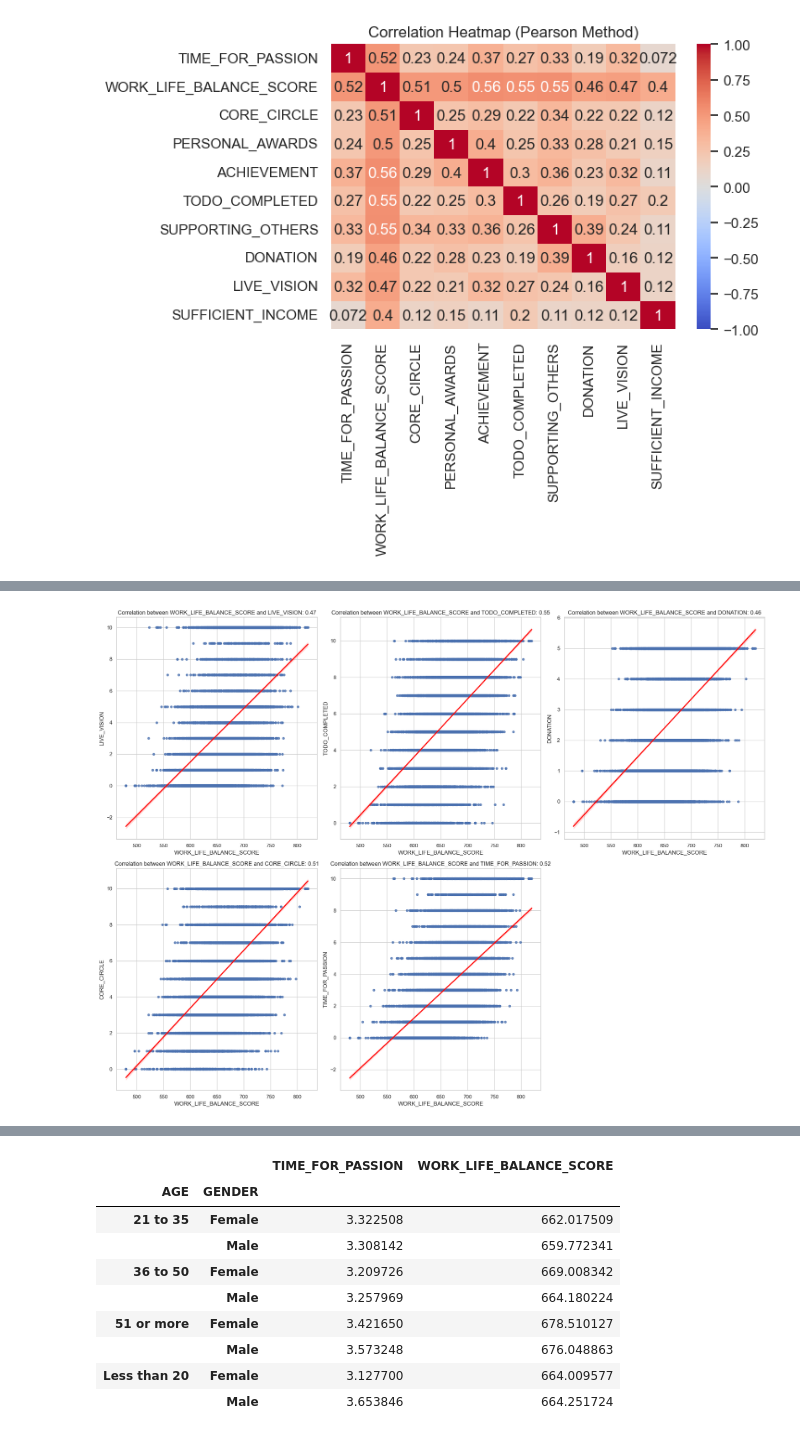
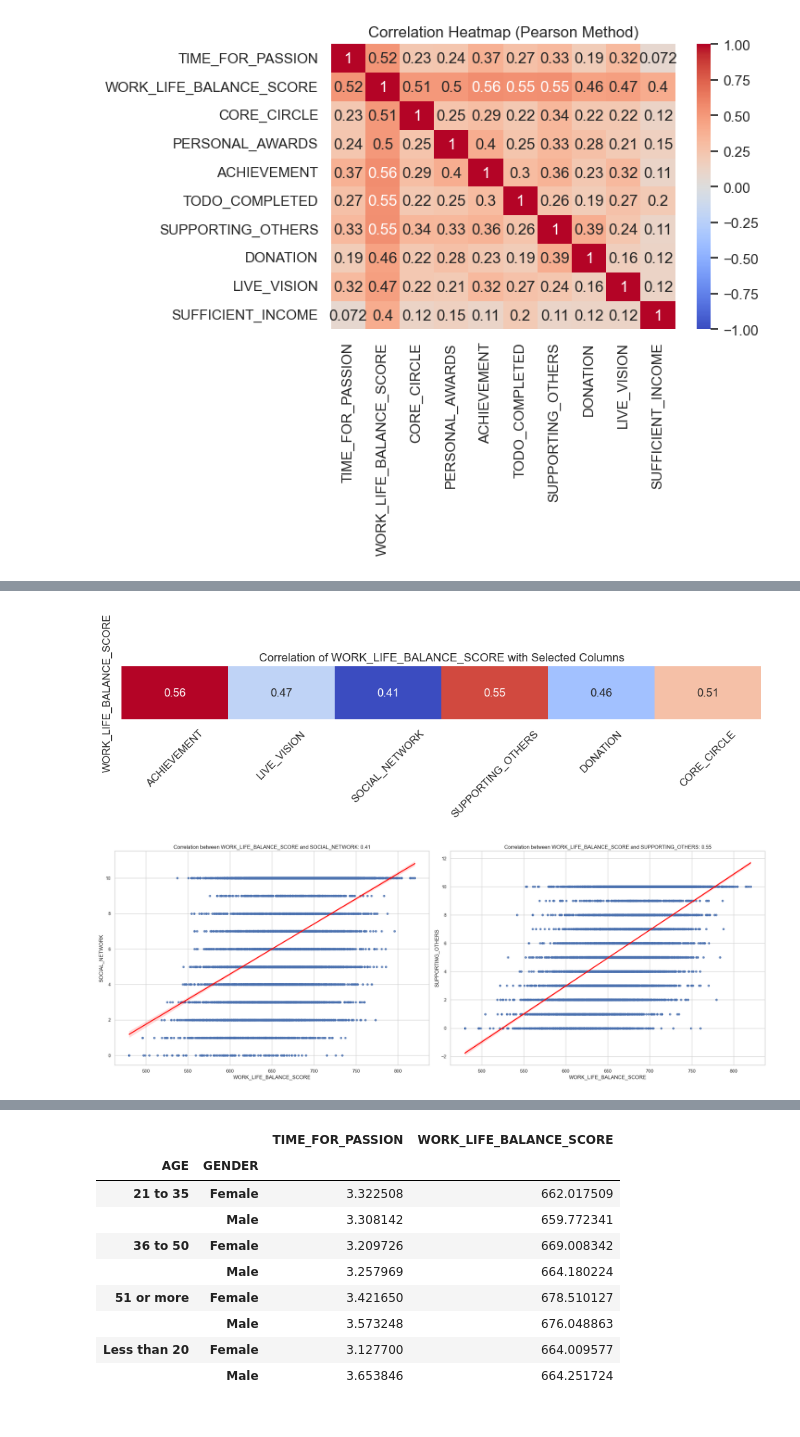
Before and after one commit to ariel7525/Wellbeing_and_lifestyle_data_Kaggle, a Jupyter notebook: my_project.ipynb, the cells around one changed output, grey strips where cells are left out. Saved outputs shown, nothing was run; the diff lists cells and outputs as text; code cells hidden in the pictures.

```diff
--- a/my_project.ipynb
+++ b/my_project.ipynb
@@ -243,17 +201,0 @@ plt.show()
-# %%
-
-columns_to_correlate = ['LIVE_VISION', 'TODO_COMPLETED', 'DONATION', 'CORE_CIRCLE', 'TIME_FOR_PASSION']
-fig, axes = plt.subplots(2, 3, figsize=(20, 15))
-axes = axes.flatten()
-for i, col in enumerate(columns_to_correlate):
-    correlation = life_df[['WORK_LIFE_BALANCE_SCORE', col]].corr().iloc[0, 1]
-    sns.regplot(x='WORK_LIFE_BALANCE_SCORE', y=col, data=life_df, scatter_kws={'s':20}, line_kws={'color':'red'}, ax=axes[i])
-    axes[i].set_title(f'Correlation between WORK_LIFE_BALANCE_SCORE and {col}: {correlation:.2f}')
-    axes[i].set_xlabel('WORK_LIFE_BALANCE_SCORE')
-    axes[i].set_ylabel(col)
-if len(columns_to_correlate) < len(axes):
-    fig.delaxes(axes[-1])
-plt.tight_layout()
-plt.show()
-# %% [output]
-[figure, removed]
@@ -259,0 +204,12 @@ plt.show()
+# %%
+
+columns_to_correlate = ['ACHIEVEMENT', 'LIVE_VISION', 'SOCIAL_NETWORK', 'SUPPORTING_OTHERS', 'DONATION', 'CORE_CIRCLE']
+correlation_matrix = life_df[['WORK_LIFE_BALANCE_SCORE'] + columns_to_correlate].corr()
+wlb_corr = correlation_matrix.loc['WORK_LIFE_BALANCE_SCORE', columns_to_correlate]
+plt.figure(figsize=(12, 1))
+sns.heatmap(wlb_corr.to_frame().T, annot=True, cmap='coolwarm', cbar=False, fmt='.2f')
+plt.xticks(rotation=45)
+plt.title('Correlation of WORK_LIFE_BALANCE_SCORE with Selected Columns')
+plt.show()
+# %% [output]
+[figure, added]
@@ -259,0 +218,15 @@ plt.show()
+# %%
+
+columns_to_correlate = ['SOCIAL_NETWORK', 'SUPPORTING_OTHERS']
+fig, axes = plt.subplots(1, 2, figsize=(22, 8))
+axes = axes.flatten()
+for i, col in enumerate(columns_to_correlate):
+    correlation = life_df[['WORK_LIFE_BALANCE_SCORE', col]].corr().iloc[0, 1]
+    sns.regplot(x='WORK_LIFE_BALANCE_SCORE', y=col, data=life_df, scatter_kws={'s':20}, line_kws={'color':'red'}, ax=axes[i])
+    axes[i].set_title(f'Correlation between WORK_LIFE_BALANCE_SCORE and {col}: {correlation:.2f}')
+    axes[i].set_xlabel('WORK_LIFE_BALANCE_SCORE')
+    axes[i].set_ylabel(col)
+plt.tight_layout()
+plt.show()
+# %% [output]
+[figure, added]
```
Also changed, not shown: parts of 31 cells of this notebook.
